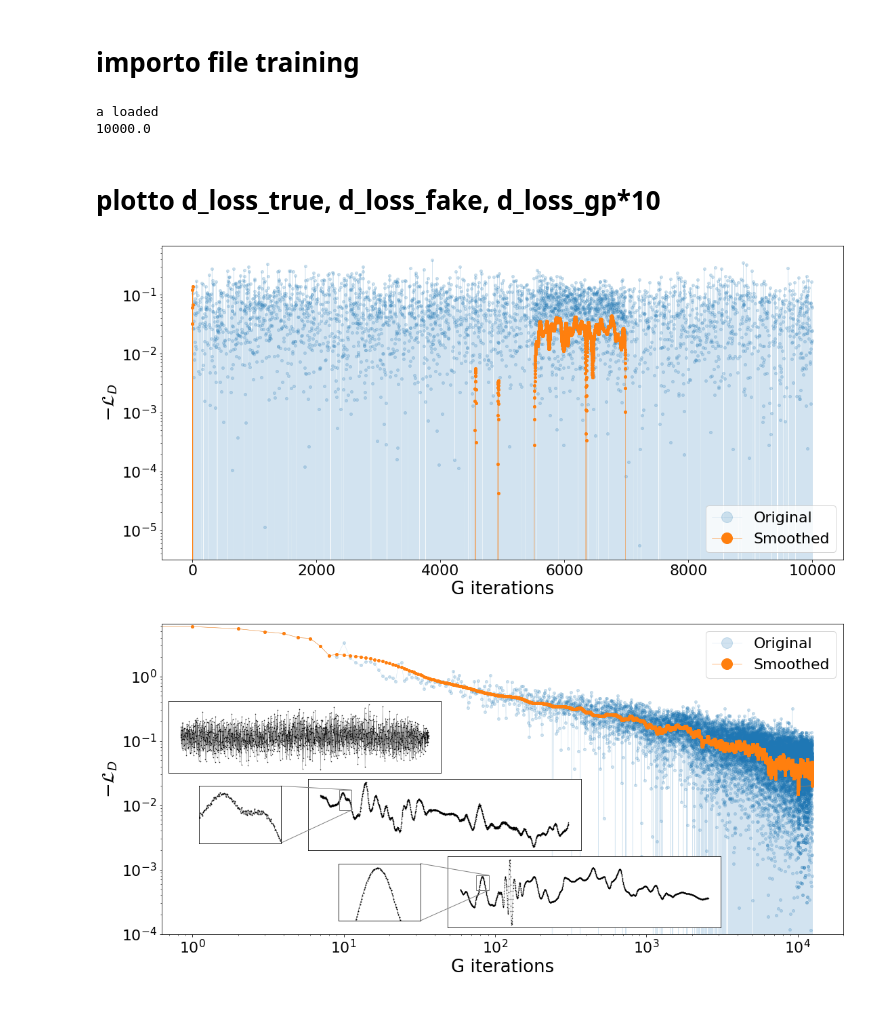
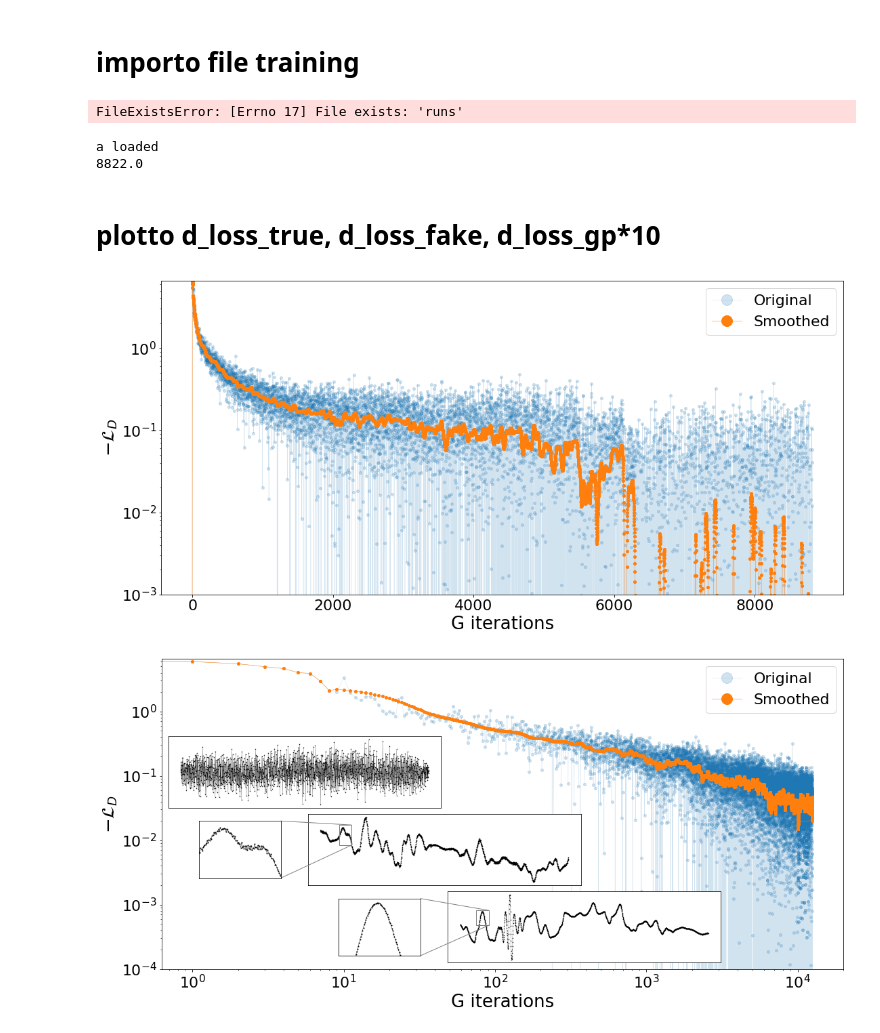
Before and after one commit to scarpma/lagrangian, a Jupyter notebook: wgangp2048/training_analysis.ipynb, the cells around one changed output. Drawn from its saved outputs; the diff is of its cells as text; code cells hidden in the pictures.

```diff
--- a/wgangp2048/training_analysis.ipynb
+++ b/wgangp2048/training_analysis.ipynb
@@ -24,11 +18,16 @@ plt.rcParams['lines.linewidth'] = 0.5
 plt.rcParams['lines.markersize'] = 8
 plt.rcParams['legend.markerscale'] = 4
 plt.rcParams['lines.marker'] = '.'
+# %%
+import os
+os.mkdir('runs')
+# %% [output]
+FileExistsError: [Errno 17] File exists: 'runs'
 # %%
 plt.rcParams['figure.figsize'] = (16, 8)
 # %%
 import numpy as np
-run = 10
+run = 20
 import os
 try: os.mkdir(f"../plots/wgangp_{run}")
 except:
@@ -69,29 +68,29 @@ aa[:10] = -a[before_gen_it,2][:10]
 # 10 g_loss
 # %% [output]
 a loaded
-10000.0
+8822.0
 # %% [markdown]
 # plotto d_loss_true, d_loss_fake, d_loss_gp*10
 # %%
 #every = ncritic
 plt.plot(a[before_gen_it,0], -a[before_gen_it,2], label='Original', alpha=0.2)
 #plt.plot(a[before_gen_it,0], [0.]*len(before_gen_it),lw=2,ms=0., label='Zero')
 #plt.plot(a[before_gen_it,0], [-0.2]*len(before_gen_it),lw=2,ms=0.)
 plt.plot(a[before_gen_it,0], aa, label='Smoothed')
-#plt.ylim([1e-3,6.6])
+plt.ylim([1e-3,6.6])
 #plt.ylim([0,6])
 plt.xlabel("G iterations")
 plt.ylabel('$- \\mathcal{L}_D$')
 #plt.xscale('log')
+plt.yscale('log')
 
-#plt.yscale('log')
 plt.legend()
 plt.tight_layout()
 #plt.savefig(f"../plots/wgangp_{run}/training",fmt="png",dpi=60)
 #plt.savefig(f"../lagr_gan_training",fmt="png",dpi=60)
 plt.show()
 # %% [output]
-[figure, old version]
+[figure, new version]
 # %%
 trajs = np.load('../gen_trajs_run51.npy')
 # %%
```
Also changed, not shown: parts of 3 cells of this notebook, 5 other files.
